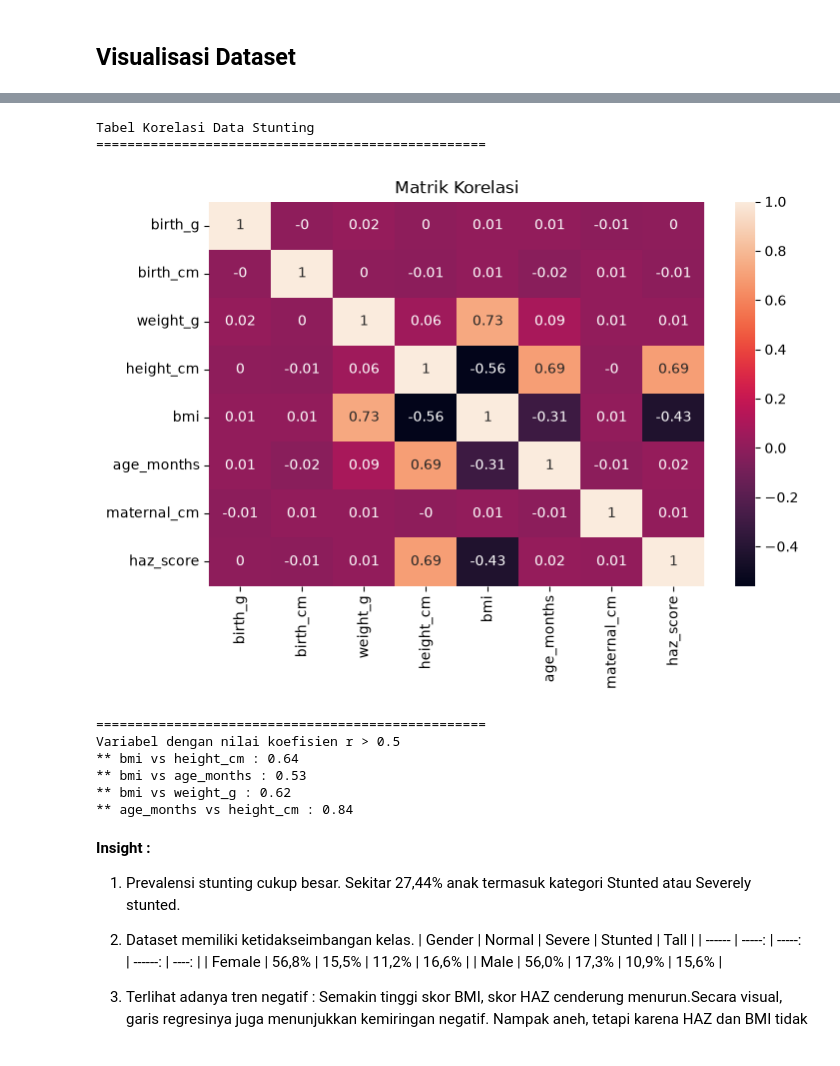
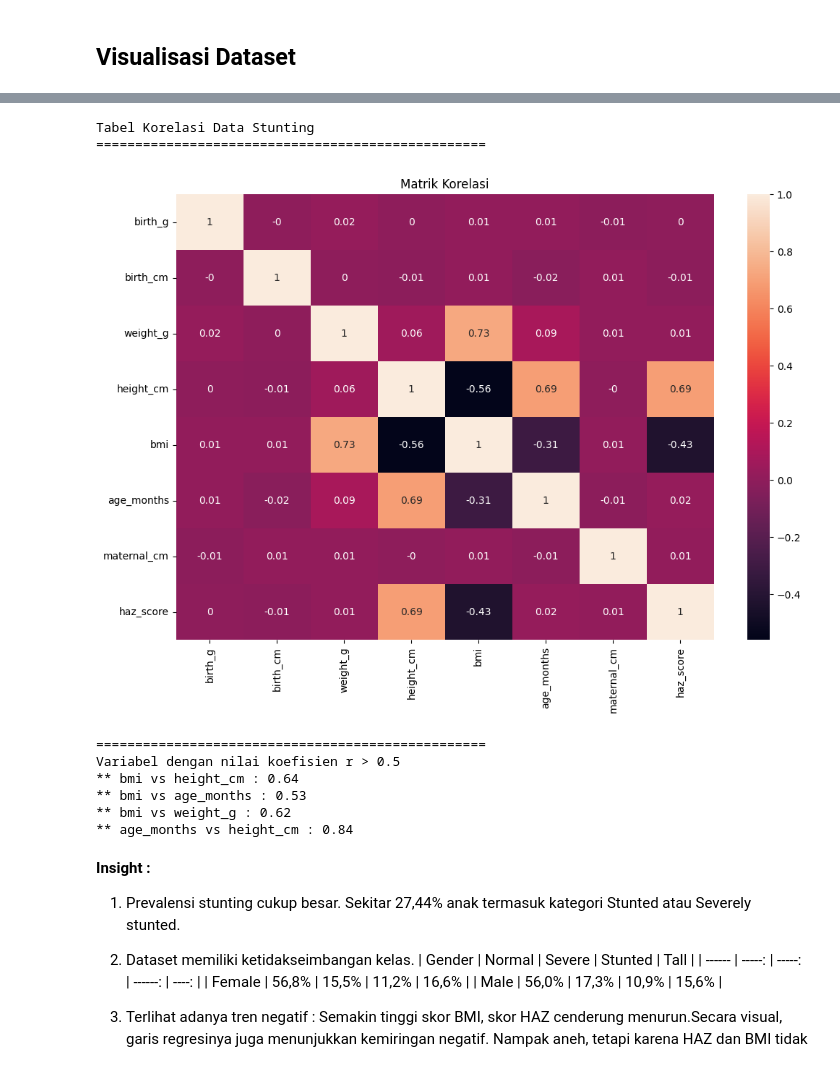
Before and after one commit to ferdycov/stuntingRisk, a Jupyter notebook: risk_prediction_with_ts_final.ipynb, the cells around one changed output, grey strips where cells are left out. Cells and saved outputs as stored; diff of their text form; code cells hidden in the pictures.

```diff
--- a/risk_prediction_with_ts_final.ipynb
+++ b/risk_prediction_with_ts_final.ipynb
@@ -517,35 +477,36 @@ Gambaran Distribusi Status Stunting
 # %%
 # Matriks Korelasi
 corr_tab = (
     df_timeseries.loc[:,["birth_weight_g","birth_length_cm","measurement_weight_g","measurement_height_cm","measurement_bmi","measurement_age_months","maternal_height_cm","haz_score"]]
     .rename(
         columns = {
           "birth_weight_g":"birth_g","birth_length_cm":"birth_cm",
           "measurement_weight_g":"weight_g","measurement_height_cm":"height_cm",
           "measurement_bmi":"bmi","measurement_age_months":"age_months","maternal_height_cm":"maternal_cm"
         }
       ).corr().round(2)
 )
 
 print(f"Tabel Korelasi Data Stunting")
 print("="*50)
 # print(corr_tab)
-plt.figure(figsize=(8,5))
+plt.figure(figsize=(12, 8))
 sns.heatmap(corr_tab,annot=True)
 plt.xticks(rotation=90)
 plt.yticks(rotation=0)
 plt.title('Matrik Korelasi')
+plt.savefig('matrik_korelasi', dpi=300, bbox_inches='tight')
 plt.show()
 print("="*50)
 print(f"Variabel dengan nilai koefisien r > 0.5")
 print(f"** bmi vs height_cm : 0.64")
 print(f"** bmi vs age_months : 0.53")
 print(f"** bmi vs weight_g : 0.62")
 print(f"** age_months vs height_cm : 0.84")
 # %% [output]
 Tabel Korelasi Data Stunting
 ==================================================
-[figure, old version]
+[figure, new version]
 ==================================================
 Variabel dengan nilai koefisien r > 0.5
 ** bmi vs height_cm : 0.64
```
Also changed, not shown: parts of 28 cells of this notebook, 8 other files.
